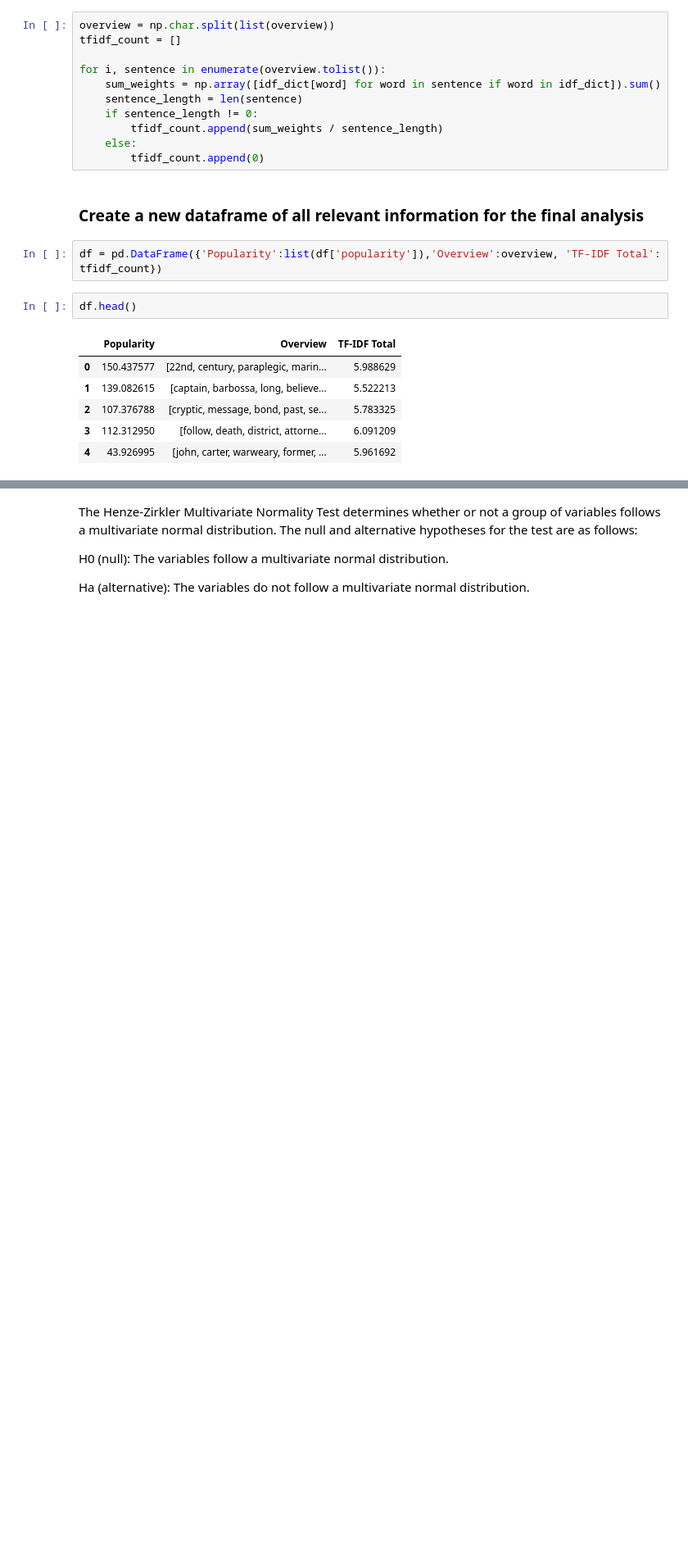
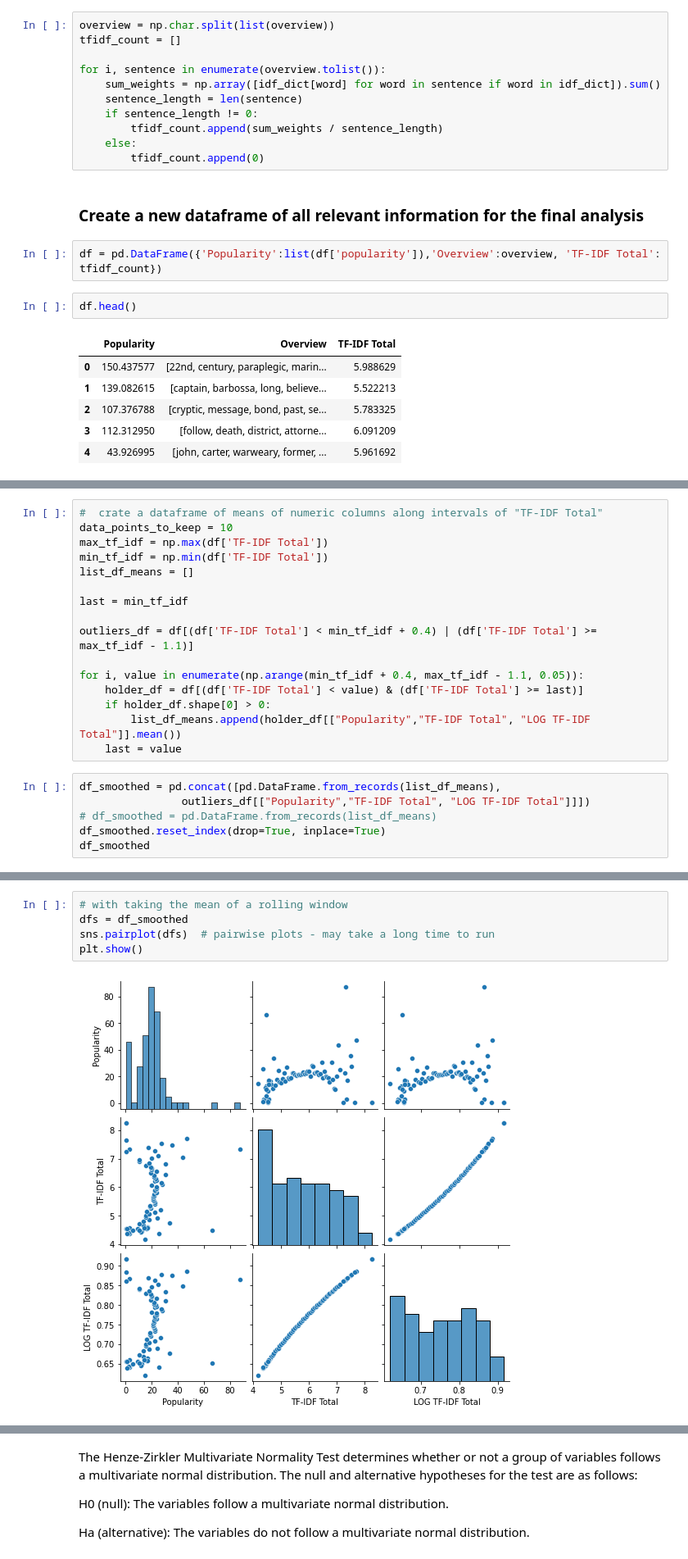
Before and after one commit to charles-reinertson/movie_analysis, a Jupyter notebook: CHARLES_Study_Question.ipynb, the cells around one changed output, grey strips where cells are left out. Shown: that part at 82% size. Cells and saved outputs as stored; diff of their text form; blank space fills up the shorter version.

```diff
--- a/CHARLES_Study_Question.ipynb
+++ b/CHARLES_Study_Question.ipynb
@@ -339,0 +348,22 @@ Understand the relationships between two variables at a time via a pairwise plot
+# %%
+#  crate a dataframe of means of numeric columns along intervals of "TF-IDF Total"
+data_points_to_keep = 10
+max_tf_idf = np.max(df['TF-IDF Total'])
+min_tf_idf = np.min(df['TF-IDF Total'])
+list_df_means = []
+
+last = min_tf_idf
+
+outliers_df = df[(df['TF-IDF Total'] < min_tf_idf + 0.4) | (df['TF-IDF Total'] >= max_tf_idf - 1.1)]
+
+for i, value in enumerate(np.arange(min_tf_idf + 0.4, max_tf_idf - 1.1, 0.05)):
+    holder_df = df[(df['TF-IDF Total'] < value) & (df['TF-IDF Total'] >= last)]
+    if holder_df.shape[0] > 0:
+        list_df_means.append(holder_df[["Popularity","TF-IDF Total", "LOG TF-IDF Total"]].mean())
+    last = value
+# %%
+df_smoothed = pd.concat([pd.DataFrame.from_records(list_df_means),
+                outliers_df[["Popularity","TF-IDF Total", "LOG TF-IDF Total"]]])
+# df_smoothed = pd.DataFrame.from_records(list_df_means)
+df_smoothed.reset_index(drop=True, inplace=True)
+df_smoothed
@@ -352,0 +398,7 @@ plt.show()
+# %%
+# with taking the mean of a rolling window
+dfs = df_smoothed
+sns.pairplot(dfs)  # pairwise plots - may take a long time to run
+plt.show()
+# %% [output]
+[figure, added]
```
Also changed, not shown: parts of 13 cells of this notebook, 4 other files.
